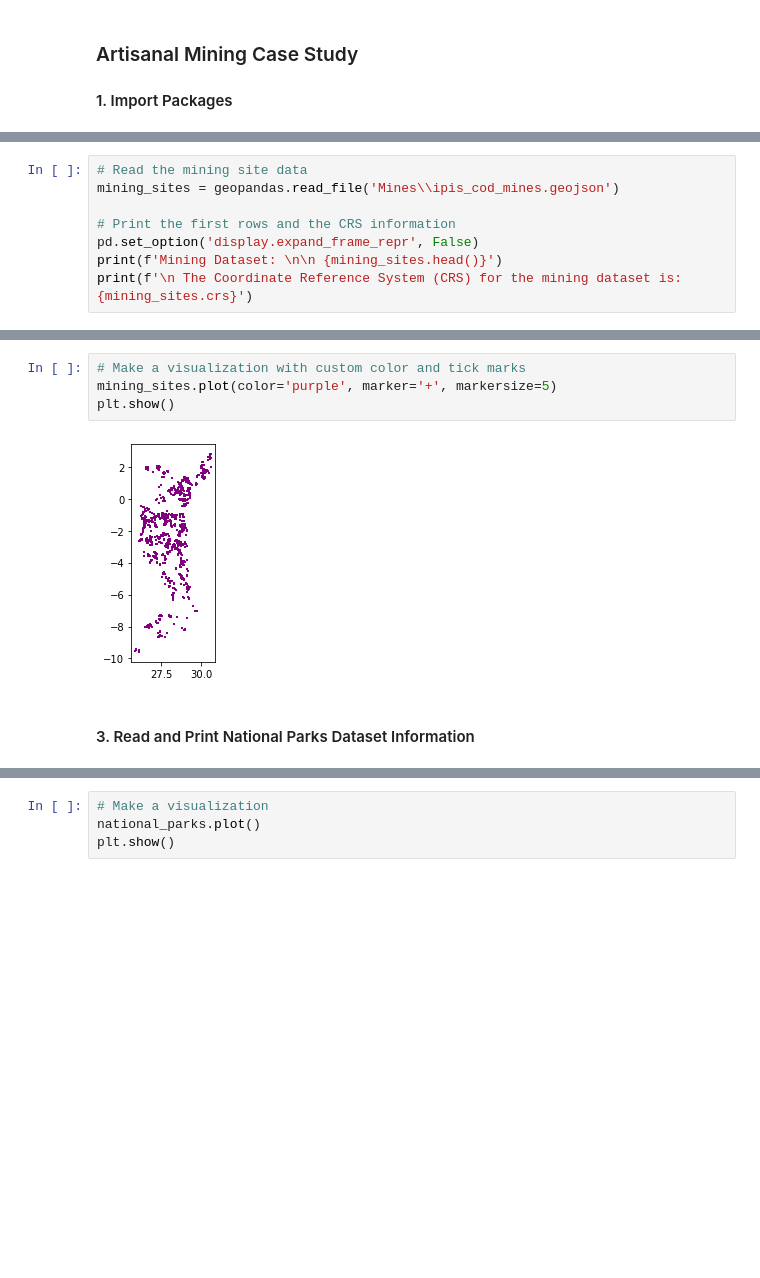
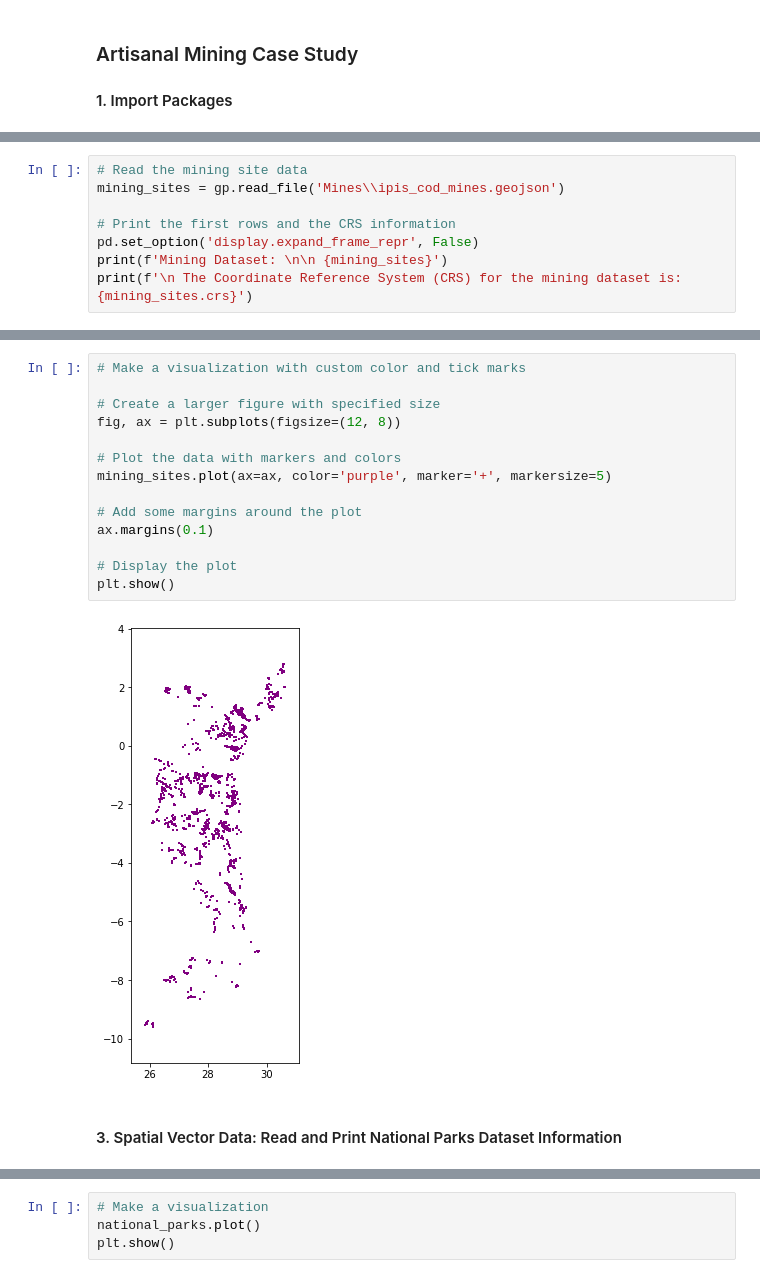
Before and after one commit to jbelloRepo/Mining_sites-GIS-CaseStudy, a Jupyter notebook: GIS-case-study.ipynb, the cells around one changed output, grey strips where cells are left out. Saved outputs shown, nothing was run; the diff lists cells and outputs as text; blank space fills up the shorter version.

```diff
--- a/GIS-case-study.ipynb
+++ b/GIS-case-study.ipynb
@@ -17,10 +21,10 @@ import geopandas as gp
 # %%
 # Read the mining site data
-mining_sites = geopandas.read_file('Mines\\ipis_cod_mines.geojson')
+mining_sites = gp.read_file('Mines\\ipis_cod_mines.geojson')
 
 # Print the first rows and the CRS information
 pd.set_option('display.expand_frame_repr', False)
-print(f'Mining Dataset: \n\n {mining_sites.head()}')
+print(f'Mining Dataset: \n\n {mining_sites}')
 print(f'\n The Coordinate Reference System (CRS) for the mining dataset is: {mining_sites.crs}')
 # %% [output]
 Mining Dataset:
@@ -35,11 +47,21 @@ Mining Dataset:
  The Coordinate Reference System (CRS) for the mining dataset is: epsg:4326
 # %%
 # Make a visualization with custom color and tick marks
-mining_sites.plot(color='purple', marker='+', markersize=5)
+
+# Create a larger figure with specified size
+fig, ax = plt.subplots(figsize=(12, 8))
+
+# Plot the data with markers and colors
+mining_sites.plot(ax=ax, color='purple', marker='+', markersize=5)
+
+# Add some margins around the plot
+ax.margins(0.1)
+
+# Display the plot
 plt.show()
 # %% [output]
-[figure, old version]
+[figure, new version]
 # %% [markdown]
-#### 3. Read and Print National Parks Dataset Information
+#### 3. Spatial Vector Data: Read and Print National Parks Dataset Information
 # %%
 # Read the national parks site data
```
Also changed, not shown: parts of 10 cells of this notebook, 1 other file.
